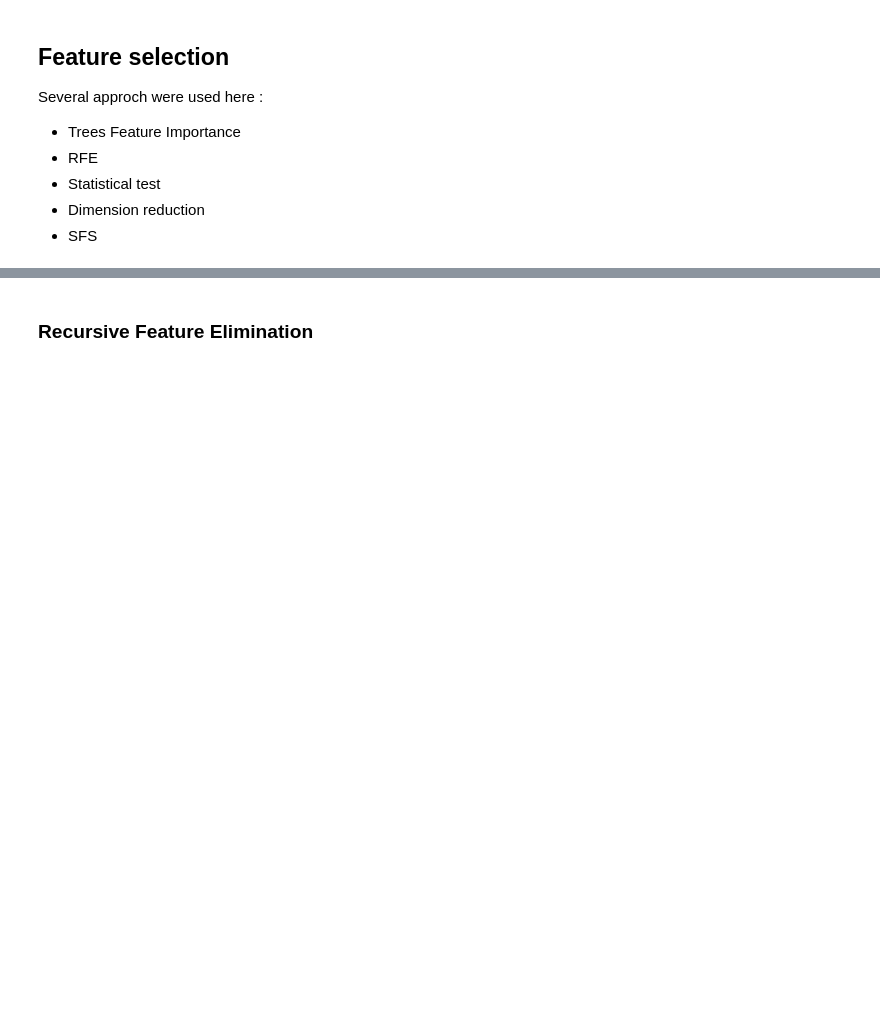
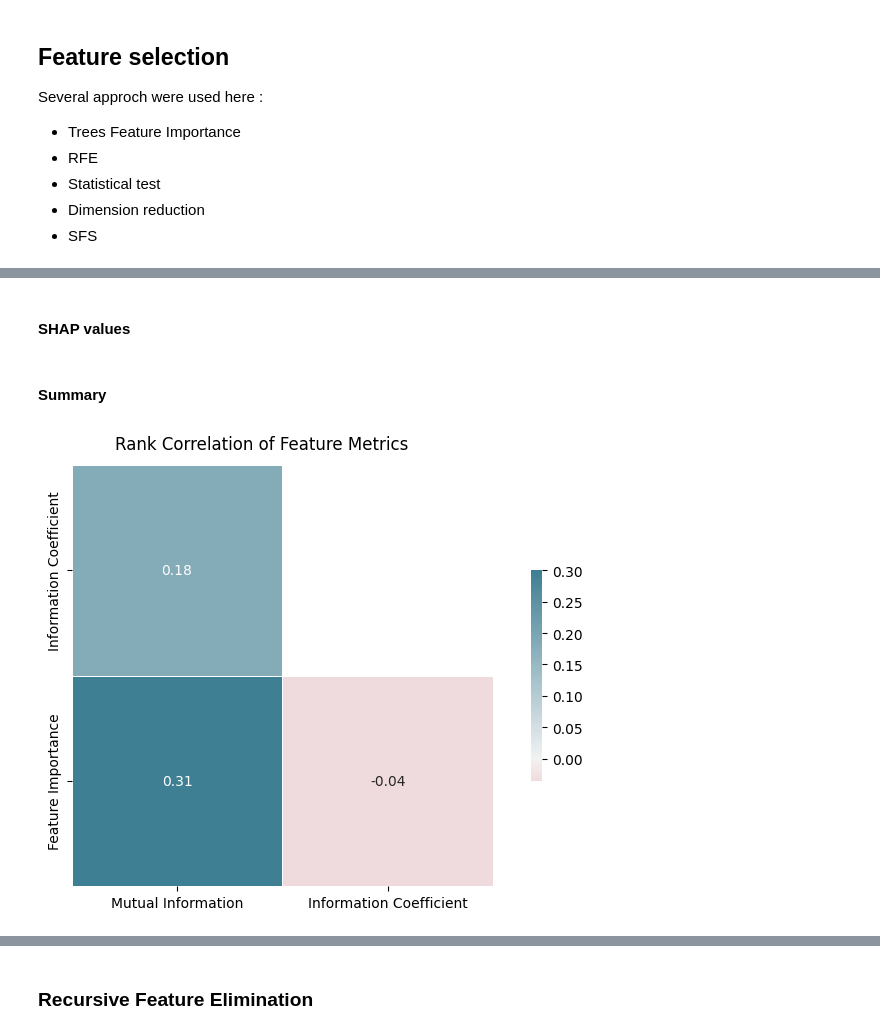
Before and after one commit to Bilg4me/QRT-2020, a Jupyter notebook: notebook_feature_selection.ipynb, the cells around one changed output, grey strips where cells are left out. Cells and saved outputs as stored; diff of their text form; code cells hidden in the pictures; blank space fills up the shorter version.

```diff
--- a/notebook_feature_selection.ipynb
+++ b/notebook_feature_selection.ipynb
@@ -64,0 +131,2 @@ pre_selectedFeatures
+# %% [markdown]
+#### SHAP values
@@ -64,0 +150,29 @@ pre_selectedFeatures
+# %% [markdown]
+#### Summary
+# %%
+# reading all the statistics in h5 file 'features_statistics.h5'
+mi = pd.read_hdf('features_statistics.h5', key='mi')
+fi = pd.read_hdf('features_statistics.h5', key='fi')
+fi = pd.Series(fi['importance'].values, index=fi.index)
+fwd_corr = pd.read_hdf('features_statistics.h5', key='fwd_corr')
+# %%
+
+stats = (mi.to_frame('Mutual Information')
+         .join(fwd_corr.to_frame('Information Coefficient'))
+         .join(fi.to_frame('Feature Importance')))
+
+cols = {'Information Coefficient': stats['Information Coefficient'].abs()}
+corr = stats.assign(**cols).corr('spearman')
+mask = np.triu(np.ones_like(corr, dtype=bool))
+corr = corr.iloc[1:, :-1]
+mask = mask[1:, :-1]
+
+fig, ax = plt.subplots(figsize=(8, 5))
+cmap = sns.diverging_palette(10, 220, as_cmap=True)
+sns.heatmap(corr, mask=mask, cmap=cmap, vmax=.3, center=0,square=True, linewidths=.5, cbar_kws={"shrink": .5}, annot=True, fmt='.2f')
+plt.xticks(rotation=0)
+fig.suptitle('Rank Correlation of Feature Metrics', fontsize=12)
+fig.tight_layout()
+fig.subplots_adjust(top=.92)
+# %% [output]
+[figure, added]
```
Also changed, not shown: parts of 31 cells of this notebook, 5 other files.
